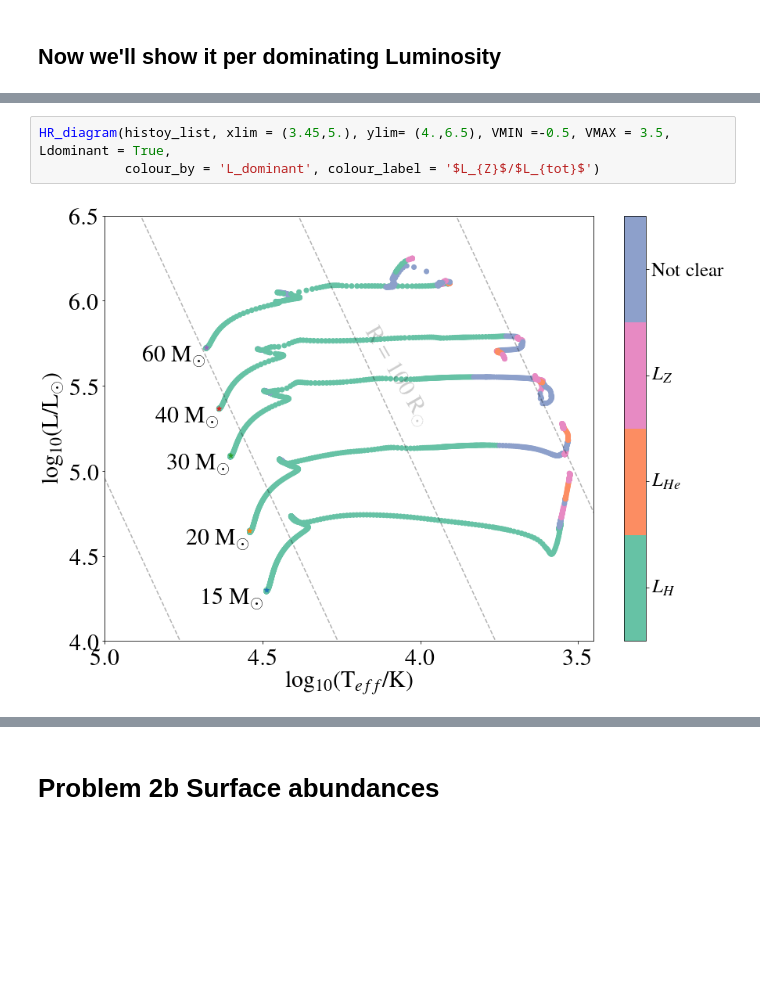
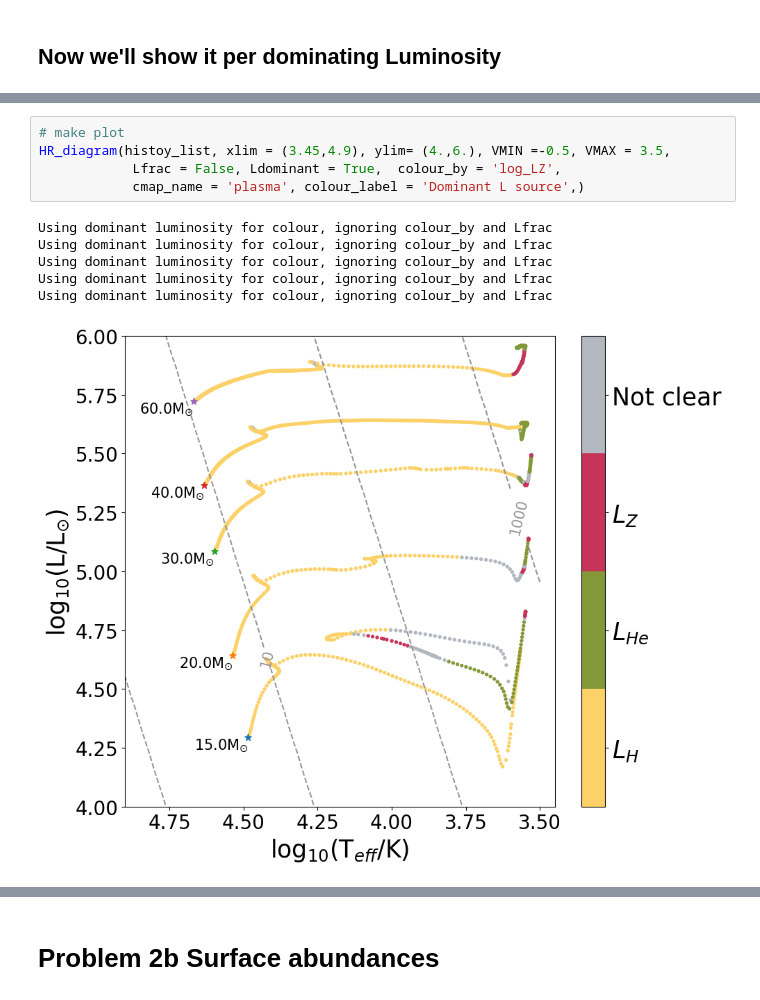
Before and after one commit to LiekeVanSon/ASBE-course, a Jupyter notebook: practicum/session3/solutions_session3/solutions_session3.ipynb, the cells around one changed output, grey strips where cells are left out. Cells and saved outputs as stored; diff of their text form; blank space fills up the shorter version.

```diff
--- a/practicum/session3/solutions_session3/solutions_session3.ipynb
+++ b/practicum/session3/solutions_session3/solutions_session3.ipynb
@@ -166,6 +146,13 @@ def HR_diagram(histoy_list, xlim = (None, None), ylim = (None,None),  VMIN =-3,
-# %%
-HR_diagram(histoy_list, xlim = (3.45,5.), ylim= (4.,6.5), VMIN =-0.5, VMAX = 3.5, Ldominant = True,
-           colour_by = 'L_dominant', colour_label = '$L_{Z}$/$L_{tot}$')
-# %% [output]
-[figure, removed]
+# %%
+# make plot
+HR_diagram(histoy_list, xlim = (3.45,4.9), ylim= (4.,6.), VMIN =-0.5, VMAX = 3.5,
+            Lfrac = False, Ldominant = True,  colour_by = 'log_LZ',
+            cmap_name = 'plasma', colour_label = 'Dominant L source',)
+# %% [output]
+Using dominant luminosity for colour, ignoring colour_by and Lfrac
+Using dominant luminosity for colour, ignoring colour_by and Lfrac
+Using dominant luminosity for colour, ignoring colour_by and Lfrac
+Using dominant luminosity for colour, ignoring colour_by and Lfrac
+Using dominant luminosity for colour, ignoring colour_by and Lfrac
+[figure, added]
 # %% [markdown]
```
Also changed, not shown: parts of 39 cells of this notebook, 16 other files.
